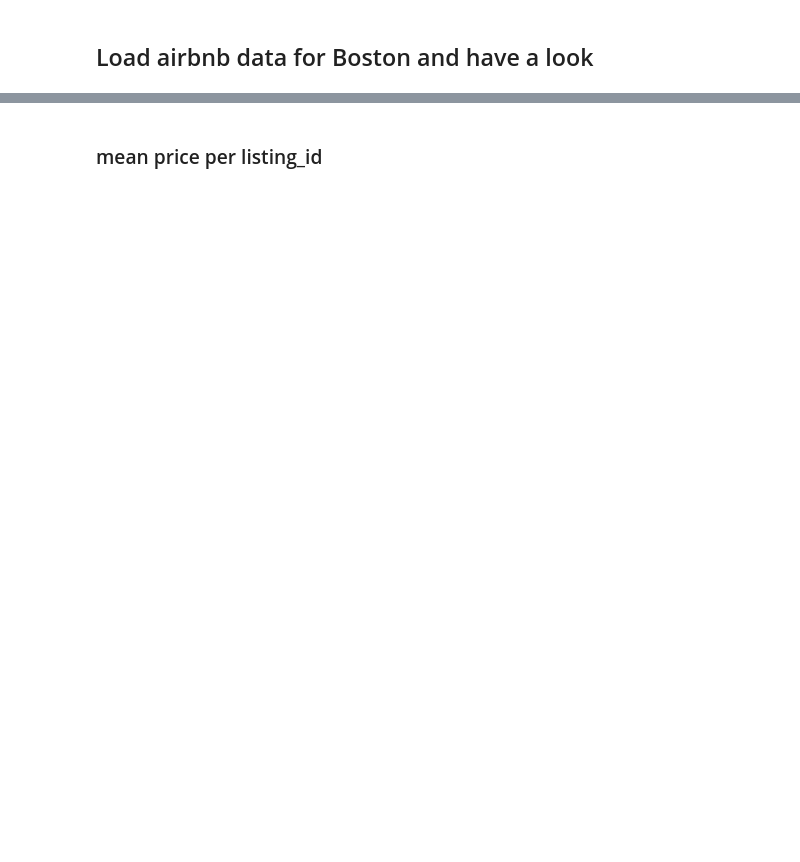
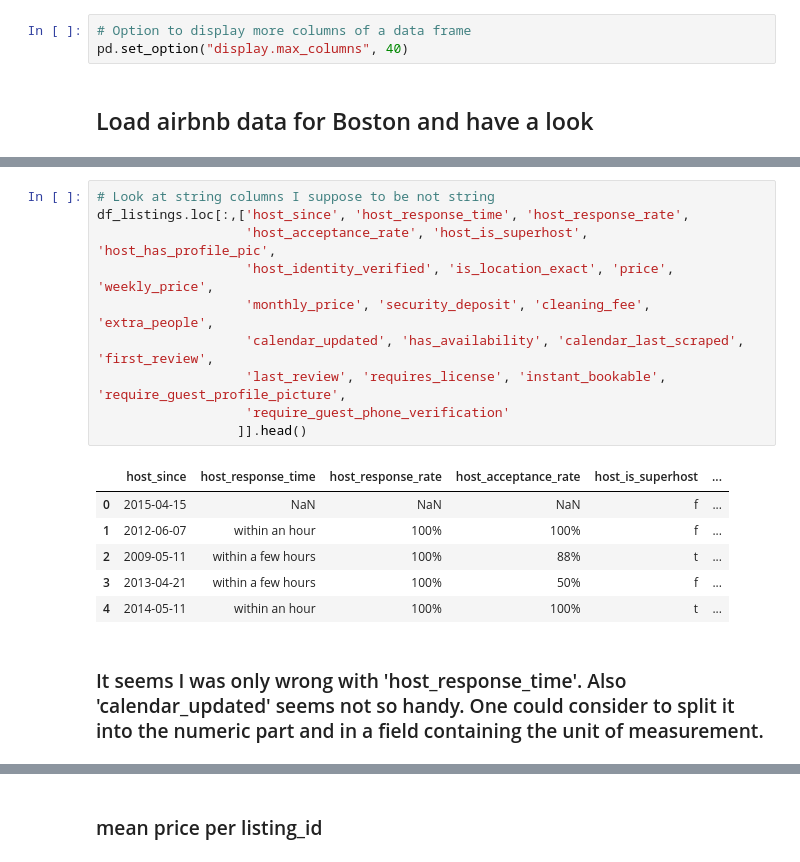
Before and after one commit to mdraws86/airbnb, a Jupyter notebook: Airbnb Analysis.ipynb, the cells around one changed output, grey strips where cells are left out. Saved outputs shown, nothing was run; the diff lists cells and outputs as text; blank space fills up the shorter version.

```diff
--- a/Airbnb Analysis.ipynb
+++ b/Airbnb Analysis.ipynb
@@ -7,6 +7,9 @@ from sklearn.impute import SimpleImputer
 from sklearn.pipeline import Pipeline
 from sklearn.feature_selection import mutual_info_classif
 import matplotlib.pyplot as plt
+# %%
+# Option to display more columns of a data frame
+pd.set_option("display.max_columns", 40)
 # %% [markdown]
 ## Load airbnb data for Boston and have a look
 # %%
@@ -72,0 +123,19 @@ Name: review_scores_value, dtype: int64
+# %%
+# Look at string columns I suppose to be not string
+df_listings.loc[:,['host_since', 'host_response_time', 'host_response_rate',
+                   'host_acceptance_rate', 'host_is_superhost', 'host_has_profile_pic',
+                   'host_identity_verified', 'is_location_exact', 'price', 'weekly_price',
+                   'monthly_price', 'security_deposit', 'cleaning_fee', 'extra_people',
+                   'calendar_updated', 'has_availability', 'calendar_last_scraped', 'first_review',
+                   'last_review', 'requires_license', 'instant_bookable', 'require_guest_profile_picture',
+                   'require_guest_phone_verification'
+                  ]].head()
+# %% [output]
+|  | host_since | host_response_time | host_response_rate | host_acceptance_rate | host_is_superhost | ... |
+| 0 | 2015-04-15 | NaN | NaN | NaN | f | ... |
+| 1 | 2012-06-07 | within an hour | 100% | 100% | f | ... |
+| 2 | 2009-05-11 | within a few hours | 100% | 88% | t | ... |
+| 3 | 2013-04-21 | within a few hours | 100% | 50% | f | ... |
+| 4 | 2014-05-11 | within an hour | 100% | 100% | t | ... |
+# %% [markdown]
+### It seems I was only wrong with 'host_response_time'. Also 'calendar_updated' seems not so handy. One could consider to split it into the numeric part and in a field containing the unit of measurement.
```
Also changed, not shown: parts of 26 cells of this notebook.
